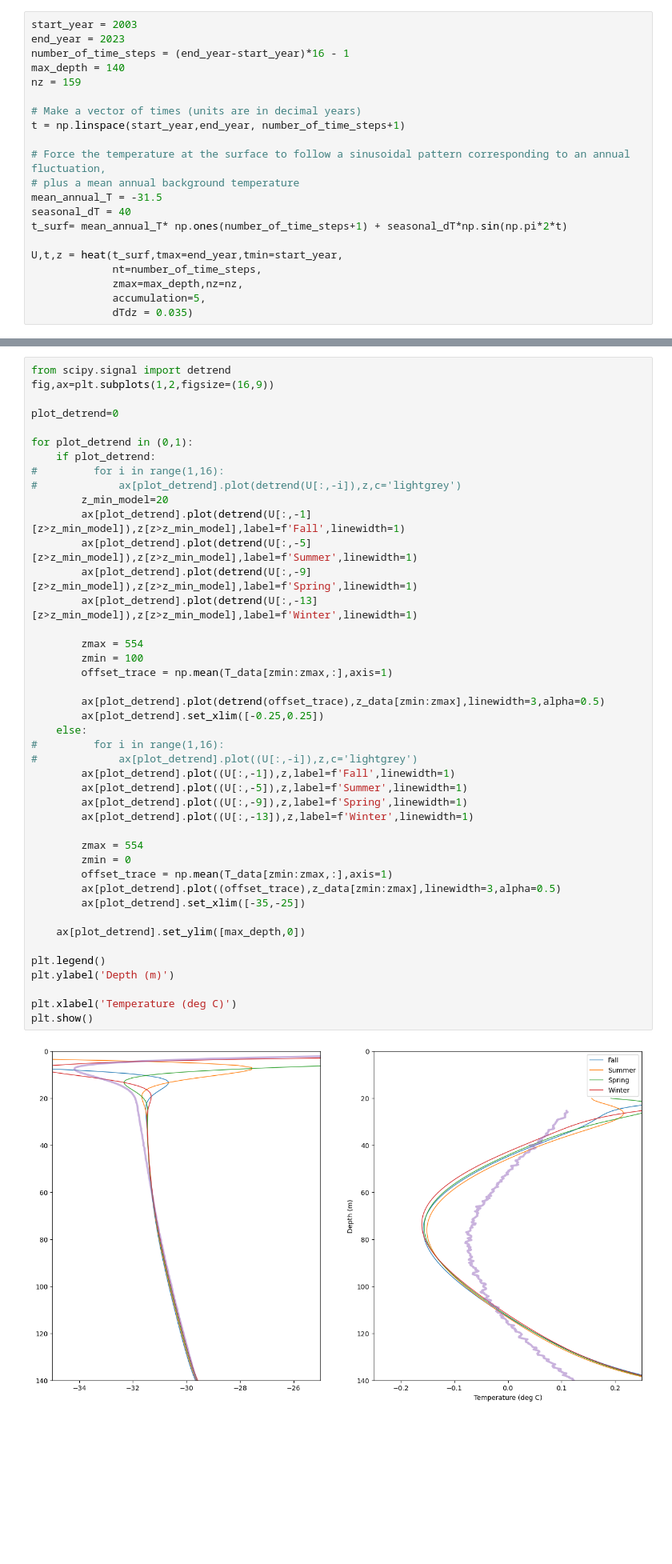
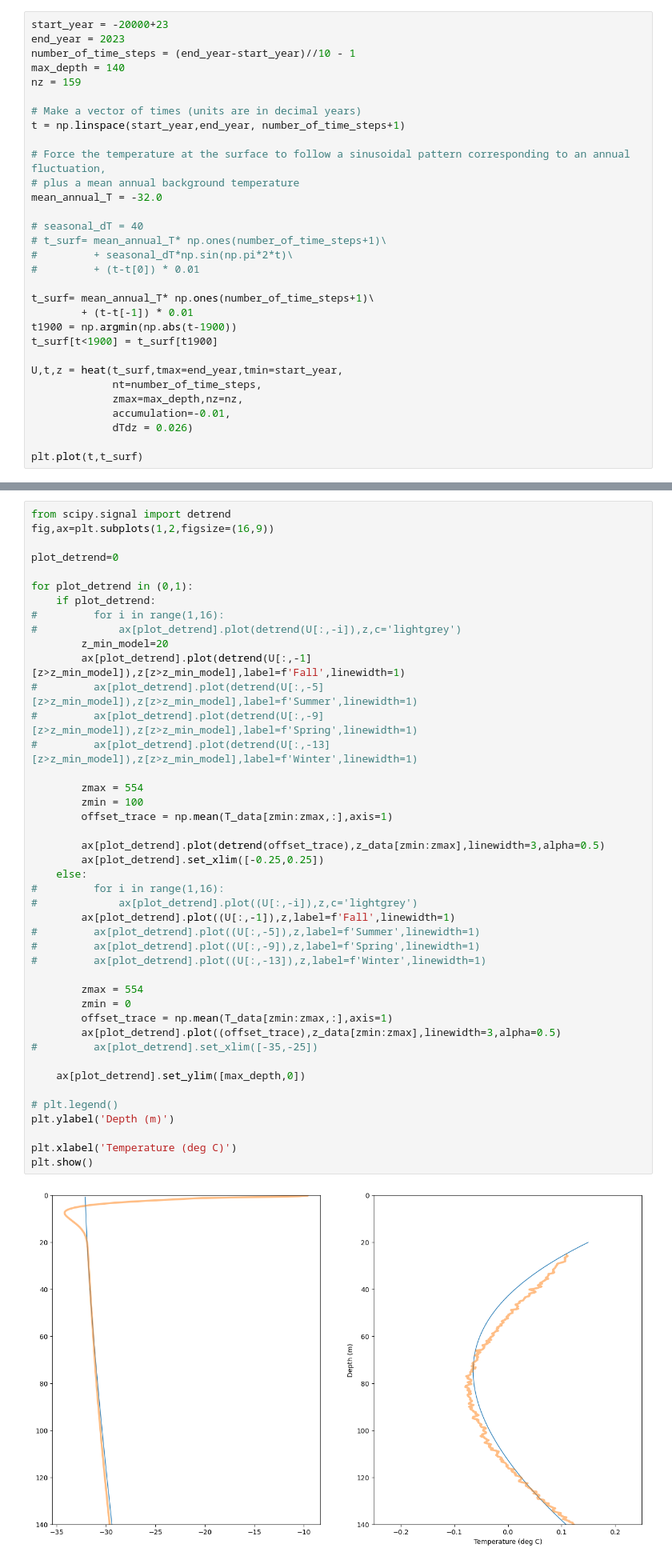
Before and after one commit to bradlipovsky/heat, a Jupyter notebook: antarctica-manual-tuning.ipynb, the cells around one changed output, grey strips where cells are left out. Shown at 80% size. Cells and saved outputs as stored; diff of their text form; blank space fills up the shorter version.

```diff
--- a/antarctica-manual-tuning.ipynb
+++ b/antarctica-manual-tuning.ipynb
@@ -32,7 +41,7 @@ plt.plot(detrend(offset_trace),-z_data[zmin:zmax])
 # %%
-start_year = 2003
+start_year = -20000+23
 end_year = 2023
-number_of_time_steps = (end_year-start_year)*16 - 1
+number_of_time_steps = (end_year-start_year)//10 - 1
 max_depth = 140
 nz = 159
 
@@ -41,12 +50,22 @@ t = np.linspace(start_year,end_year, number_of_time_steps+1)
 
 # Force the temperature at the surface to follow a sinusoidal pattern corresponding to an annual fluctuation,
 # plus a mean annual background temperature
-mean_annual_T = -31.5
-seasonal_dT = 40
-t_surf= mean_annual_T* np.ones(number_of_time_steps+1) + seasonal_dT*np.sin(np.pi*2*t)
+mean_annual_T = -32.0
+
+# seasonal_dT = 40
+# t_surf= mean_annual_T* np.ones(number_of_time_steps+1)\
+#         + seasonal_dT*np.sin(np.pi*2*t)\
+#         + (t-t[0]) * 0.01
+
+t_surf= mean_annual_T* np.ones(number_of_time_steps+1)\
+        + (t-t[-1]) * 0.01
+t1900 = np.argmin(np.abs(t-1900))
+t_surf[t<1900] = t_surf[t1900]
 
 U,t,z = heat(t_surf,tmax=end_year,tmin=start_year,
              nt=number_of_time_steps,
              zmax=max_depth,nz=nz,
-             accumulation=5,
-             dTdz = 0.035)
+             accumulation=-0.01,
+             dTdz = 0.026)
+
+plt.plot(t,t_surf)
@@ -59,39 +81,39 @@ plot_detrend=0
 for plot_detrend in (0,1):
     if plot_detrend:
 #         for i in range(1,16):
 #             ax[plot_detrend].plot(detrend(U[:,-i]),z,c='lightgrey')
         z_min_model=20
         ax[plot_detrend].plot(detrend(U[:,-1][z>z_min_model]),z[z>z_min_model],label=f'Fall',linewidth=1)
-        ax[plot_detrend].plot(detrend(U[:,-5][z>z_min_model]),z[z>z_min_model],label=f'Summer',linewidth=1)
-        ax[plot_detrend].plot(detrend(U[:,-9][z>z_min_model]),z[z>z_min_model],label=f'Spring',linewidth=1)
-        ax[plot_detrend].plot(detrend(U[:,-13][z>z_min_model]),z[z>z_min_model],label=f'Winter',linewidth=1)
+#         ax[plot_detrend].plot(detrend(U[:,-5][z>z_min_model]),z[z>z_min_model],label=f'Summer',linewidth=1)
+#         ax[plot_detrend].plot(detrend(U[:,-9][z>z_min_model]),z[z>z_min_model],label=f'Spring',linewidth=1)
+#         ax[plot_detrend].plot(detrend(U[:,-13][z>z_min_model]),z[z>z_min_model],label=f'Winter',linewidth=1)
 
         zmax = 554
         zmin = 100
         offset_trace = np.mean(T_data[zmin:zmax,:],axis=1)
 
         ax[plot_detrend].plot(detrend(offset_trace),z_data[zmin:zmax],linewidth=3,alpha=0.5)
         ax[plot_detrend].set_xlim([-0.25,0.25])
     else:
 #         for i in range(1,16):
 #             ax[plot_detrend].plot((U[:,-i]),z,c='lightgrey')
         ax[plot_detrend].plot((U[:,-1]),z,label=f'Fall',linewidth=1)
-        ax[plot_detrend].plot((U[:,-5]),z,label=f'Summer',linewidth=1)
-        ax[plot_detrend].plot((U[:,-9]),z,label=f'Spring',linewidth=1)
-        ax[plot_detrend].plot((U[:,-13]),z,label=f'Winter',linewidth=1)
+#         ax[plot_detrend].plot((U[:,-5]),z,label=f'Summer',linewidth=1)
+#         ax[plot_detrend].plot((U[:,-9]),z,label=f'Spring',linewidth=1)
+#         ax[plot_detrend].plot((U[:,-13]),z,label=f'Winter',linewidth=1)
 
         zmax = 554
         zmin = 0
         offset_trace = np.mean(T_data[zmin:zmax,:],axis=1)
         ax[plot_detrend].plot((offset_trace),z_data[zmin:zmax],linewidth=3,alpha=0.5)
-        ax[plot_detrend].set_xlim([-35,-25])
+#         ax[plot_detrend].set_xlim([-35,-25])
 
     ax[plot_detrend].set_ylim([max_depth,0])
 
-plt.legend()
+# plt.legend()
 plt.ylabel('Depth (m)')
 
 plt.xlabel('Temperature (deg C)')
 plt.show()
 # %% [output]
-[figure, old version]
+[figure, new version]
```
Also changed, not shown: parts of 12 cells of this notebook.
